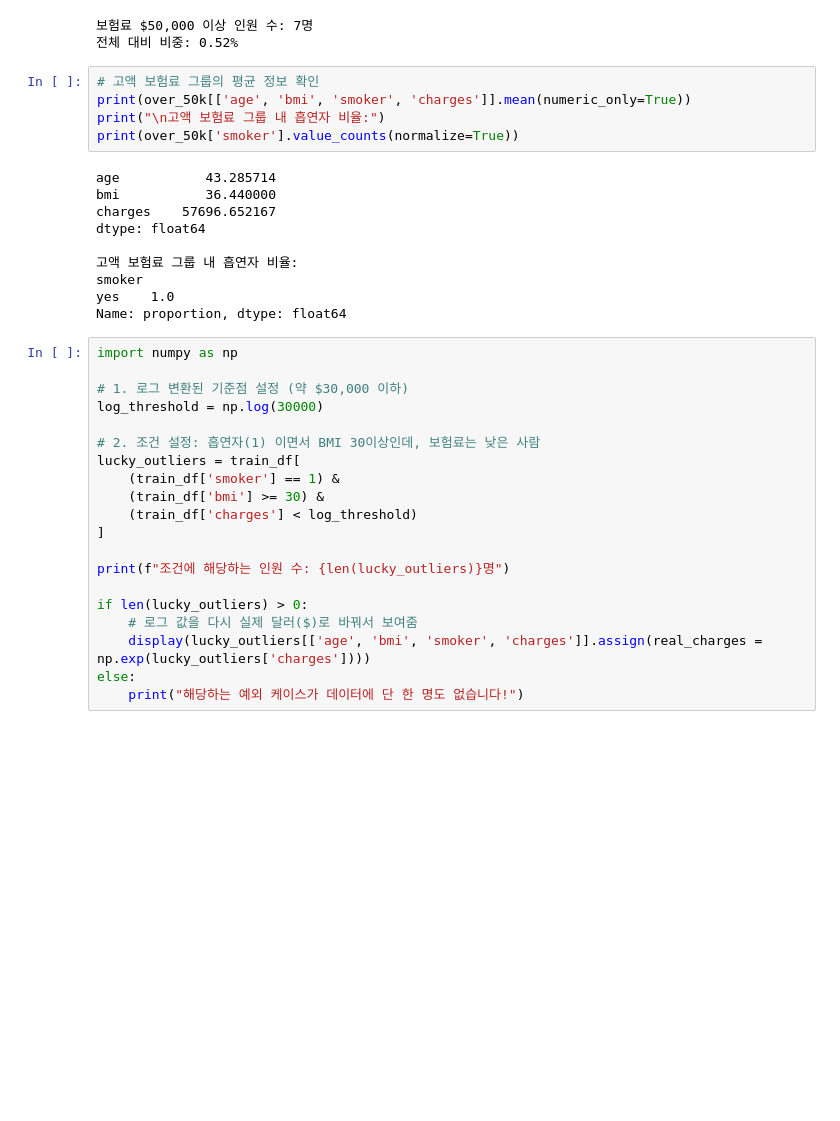
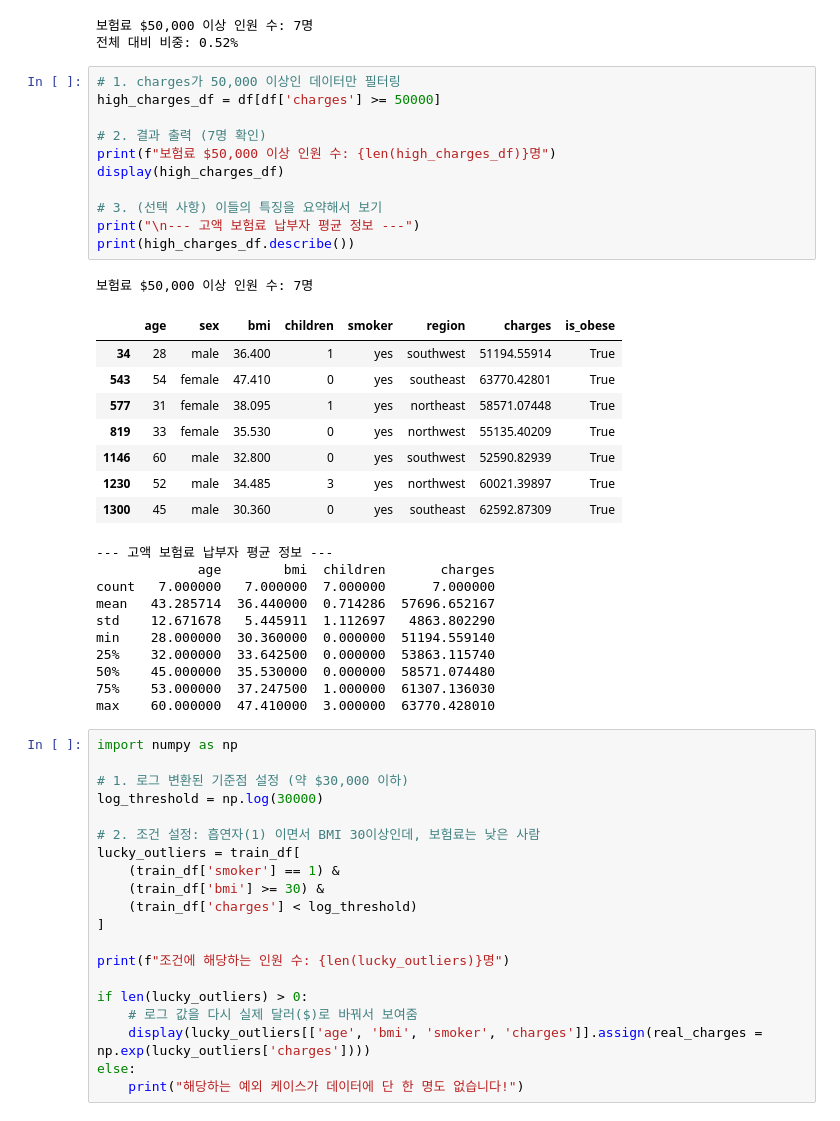
Before and after one commit to hjun912-p/insurance_predict, a Jupyter notebook: IN_predic.ipynb, the cells around one changed output. Saved outputs shown, nothing was run; the diff lists cells and outputs as text; blank space fills up the shorter version.

```diff
--- a/IN_predic.ipynb
+++ b/IN_predic.ipynb
@@ -473,21 +491,37 @@ print(f"전체 대비 비중: {percentage:.2f}%")
 # %% [output]
 보험료 $50,000 이상 인원 수: 7명
 전체 대비 비중: 0.52%
-# %%
-# 고액 보험료 그룹의 평균 정보 확인
-print(over_50k[['age', 'bmi', 'smoker', 'charges']].mean(numeric_only=True))
-print("\n고액 보험료 그룹 내 흡연자 비율:")
-print(over_50k['smoker'].value_counts(normalize=True))
-# %% [output]
-age           43.285714
-bmi           36.440000
-charges    57696.652167
-dtype: float64
-
-고액 보험료 그룹 내 흡연자 비율:
-smoker
-yes    1.0
-Name: proportion, dtype: float64
+# %%
+# 1. charges가 50,000 이상인 데이터만 필터링
+high_charges_df = df[df['charges'] >= 50000]
+
+# 2. 결과 출력 (7명 확인)
+print(f"보험료 $50,000 이상 인원 수: {len(high_charges_df)}명")
+display(high_charges_df)
+
+# 3. (선택 사항) 이들의 특징을 요약해서 보기
+print("\n--- 고액 보험료 납부자 평균 정보 ---")
+print(high_charges_df.describe())
+# %% [output]
+보험료 $50,000 이상 인원 수: 7명
+|  | age | sex | bmi | children | smoker | region | charges | is_obese |
+| 34 | 28 | male | 36.400 | 1 | yes | southwest | 51194.55914 | True |
+| 543 | 54 | female | 47.410 | 0 | yes | southeast | 63770.42801 | True |
+| 577 | 31 | female | 38.095 | 1 | yes | northeast | 58571.07448 | True |
+| 819 | 33 | female | 35.530 | 0 | yes | northwest | 55135.40209 | True |
+| 1146 | 60 | male | 32.800 | 0 | yes | southwest | 52590.82939 | True |
+| 1230 | 52 | male | 34.485 | 3 | yes | northwest | 60021.39897 | True |
+| 1300 | 45 | male | 30.360 | 0 | yes | southeast | 62592.87309 | True |
+--- 고액 보험료 납부자 평균 정보 ---
+             age        bmi  children       charges
+count   7.000000   7.000000  7.000000      7.000000
+mean   43.285714  36.440000  0.714286  57696.652167
+std    12.671678   5.445911  1.112697   4863.802290
+min    28.000000  30.360000  0.000000  51194.559140
+25%    32.000000  33.642500  0.000000  53863.115740
+50%    45.000000  35.530000  0.000000  58571.074480
+75%    53.000000  37.247500  1.000000  61307.136030
+max    60.000000  47.410000  3.000000  63770.428010
 # %%
 import numpy as np
 
```
Also changed, not shown: parts of 11 cells of this notebook.
